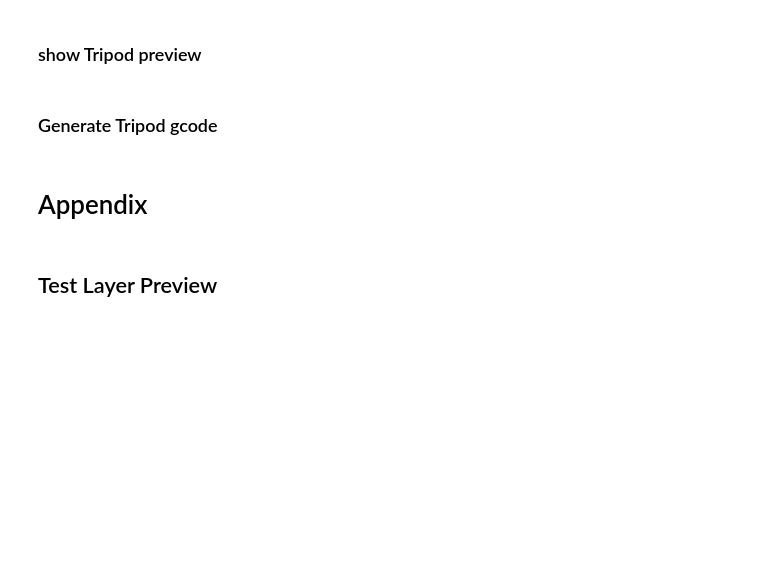
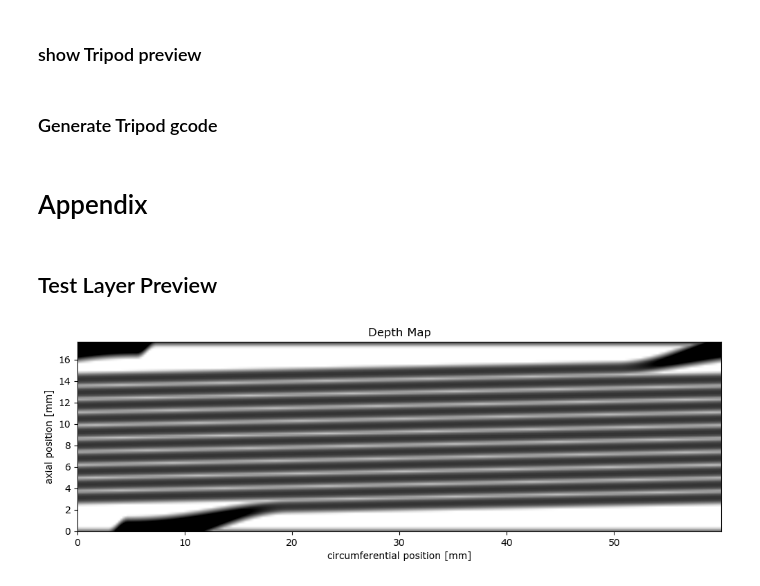
Before and after one commit to RichardPotthoff/myrepo, a Jupyter notebook: BlankFactory.ipynb, the cells around one changed output. Saved outputs shown, nothing was run; the diff lists cells and outputs as text; code cells hidden in the pictures; blank space fills up the shorter version.

Commit message:
add groove to capstan

```diff
--- a/BlankFactory.ipynb
+++ b/BlankFactory.ipynb
@@ -1382,9 +1322,10 @@ def capstan(n_spokes=13, n_strands=5,
   n0i=0.0+1.0j
 #1. generate the points of the raw annular mesh:
   blank_points=lambda:Segments2Complex(arcs,p0=R_rim+0.j,a0=0+1j,tol=0.003,return_start=True,loops=n_spokes if z_!=None else math.inf)
+  thread_depth_pattern=groove_depth_pattern_factory(**locals())
   transformations=[
       #4. shift spokes midpoint radially to make room for cable tunnel
-           calibrator(r_ref=r_spokes_mid,dr_offset=R_hub+tunnel_pos*(R_rim-R_hub)-r_spokes_mid,ew_factor=0.0),
+           calibrator(r_ref=r_spokes_mid,dr_offset=R_hub+tunnel_pos*(R_rim-R_hub)-r_spokes_mid),
       #4. counterssink
            calibrator(r_ref=R_hub,f_offset=lambda z,*_,**__:max(0,countersink_chamfer-(z-z_bottom),countersink_chamfer-1.0*(z_top-z)),ew_factor=0.0),
       #4. rotate the mesh (helical spokes):
@@ -1392,7 +1333,7 @@ def capstan(n_spokes=13, n_strands=5,
       #5. deform the annular mesh to fit between 'inline' and 'outline', and top/bottom chamfer the outside outline:
            mesh_transformer(R_rim=R_rim,R_hub=R_hub,
                                   outline=outline,p0o=p0o,n0o=n0o,
-                                  foutline_offset=lambda z,*_,**__:0.0,#max(0,w_chamfer-z,w_chamfer-(h-z)),
+                                  foutline_offset=(lambda z,L:R_rim-thread_depth_pattern(z,L/R_rim)),#lambda z,*_,**__:0.0,#max(0,w_chamfer-z,w_chamfer-(h-z)),
                                   inline=inline,p0i=p0i,n0i=n0i,),
                  ]
   def meshpoints():
@@ -1841,24 +1782,26 @@ for i,x in enumerate(piter):
 # %%
 import numpy as np
 from matplotlib import pyplot as plt
 def plot_depthpattern(ax5,*,z_bottom,z_top,hl,thread_depth_pattern,r_circ,r_cable,**_):
     z=np.arange(z_bottom,z_top+hl,hl)
     phi=np.linspace(0.0,2*pi,300)
     Phi,Z=np.meshgrid(phi,z)
     R=np.vectorize(thread_depth_pattern)(Z,Phi)
     ax5.imshow(R, interpolation='bilinear', cmap='gray',
                    origin='lower', extent=[0,r_circ*2*pi, z_bottom, z_top],
                    vmax=r_circ+r_cable, vmin=r_circ-1.5*r_cable)
     ax5.set_title('Depth Map')
     ax5.set_ylabel('axial position [mm]')
     ax5.set_xlabel('circumferential position [mm]')
     ax5.set_aspect('equal')
 fig=plt.figure(figsize=(12,18))
 ax5=fig.add_subplot(1,1,1)
 env={}
 capstan(**capstan_parameters,env=env)
 thread_depth_pattern=groove_depth_pattern_factory(**env)
-plot_depthpattern(ax5,**env,thread_depth_pattern=thread_depth_pattern)
+plot_depthpattern(ax5,**env)#,thread_depth_pattern= thread_depth_pattern)
+# %% [output]
+[figure, added]
 # %%
 widgetList4['l_tot'].value
 # %%
```
Also changed, not shown: parts of 2 cells of this notebook.
